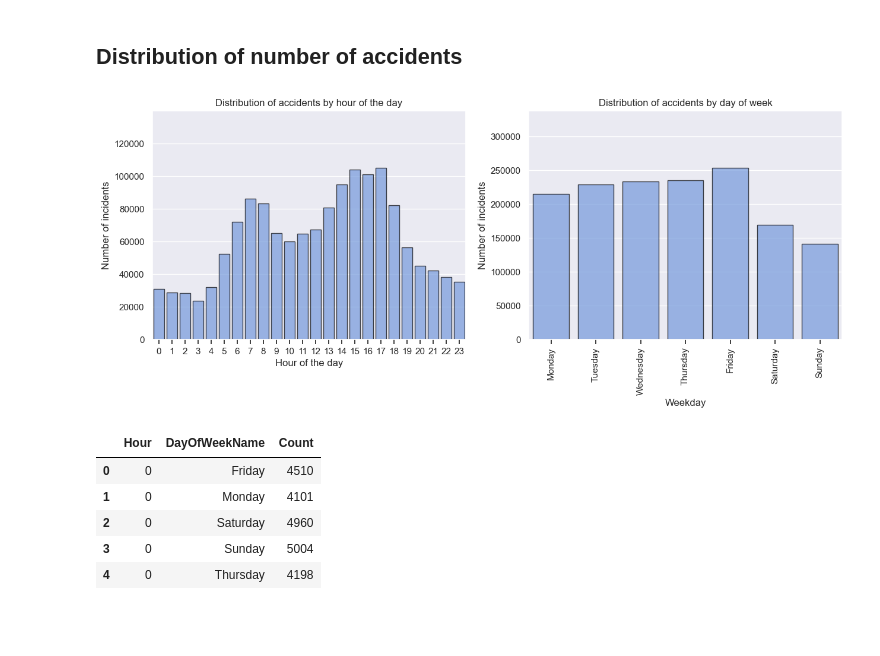
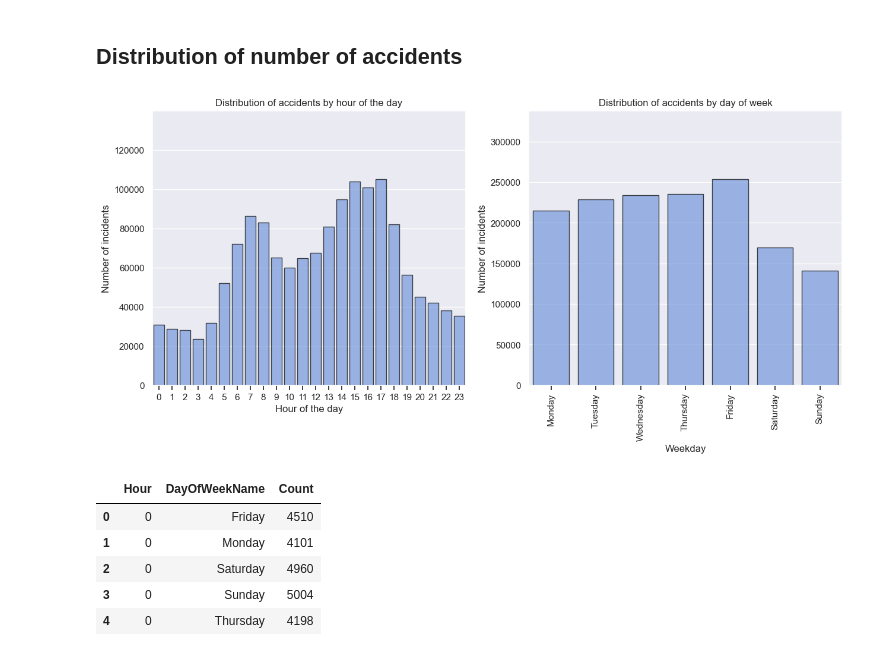
Before and after one commit to MKorona1/social_data_final_project, a Jupyter notebook: final_notebook/explainer_notebook.ipynb, the cells around one changed output. Drawn from its saved outputs; the diff is of its cells as text; code cells hidden in the pictures; blank space fills up the shorter version.

Commit message:
Update plot

```diff
--- a/final_notebook/explainer_notebook.ipynb
+++ b/final_notebook/explainer_notebook.ipynb
@@ -363,32 +363,32 @@ In the plot above we can see how the severity of accidents changed over the year
 ## Distribution of number of accidents
 # %%
 hourly_counts = df_cal['Hour'].value_counts().sort_index()
-fig = plt.figure(figsize=(15,5))
+fig = plt.figure(figsize=(15,6))
 
 # Plot the hourly counts
 ax = fig.add_subplot(1, 2, 1)
 g = sns.barplot(x=hourly_counts.index, y=hourly_counts.values, ax=ax, edgecolor="black", color="cornflowerblue", alpha=0.7)
 ax.set_xlabel("Hour of the day")
 ax.set_ylim(top=hourly_counts.values.max() + hourly_counts.values.max()/3)
 ax.set_ylabel('Number of incidents')
 ax.set_title("Distribution of accidents by hour of the day")
 ax.tick_params(bottom=True)
 
 df_cal['DayOfWeekName'] = df_cal['Start_Time'].dt.day_name()
 weekday_counts = df_cal['DayOfWeekName'].value_counts().reindex(['Monday', 'Tuesday', 'Wednesday', 'Thursday', 'Friday', 'Saturday', 'Sunday'])
 
 # Plot weekday counts
 ax = fig.add_subplot(1, 2, 2)
 g = sns.barplot(x=weekday_counts.index, y=weekday_counts.values, edgecolor="black", color="cornflowerblue", alpha=0.7)
 ax.set_xlabel("Weekday")
 g.set_xticklabels(g.get_xticklabels(), rotation=90)
 ax.set_ylim(top=weekday_counts.values.max() + weekday_counts.values.max()/3)
 ax.set_ylabel('Number of incidents')
 ax.tick_params(bottom=True)
 ax.set_title("Distribution of accidents by day of week")
 plt.show()
 # %% [output]
-[figure, old version]
+[figure, new version]
 # %%
 grouped_data = df_cal.groupby(["Hour", "DayOfWeekName"])['ID'].count().reset_index(name="Count")
 grouped_data.head()
```
Also changed, not shown: 1 other file.
